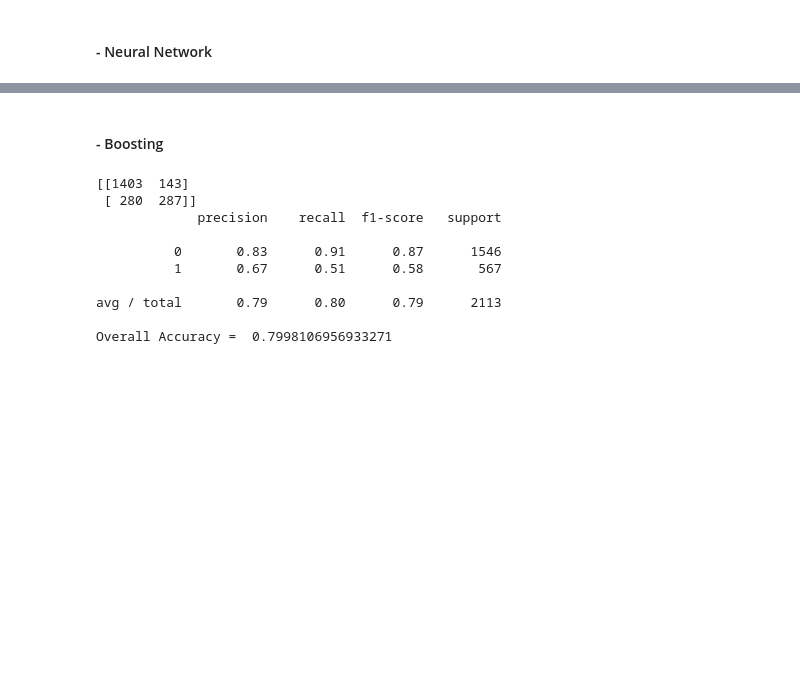
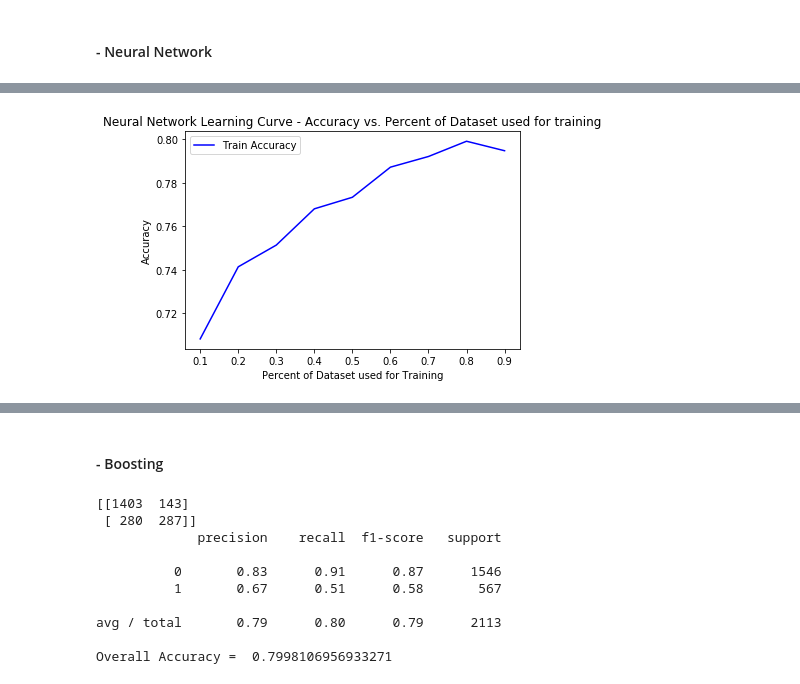
Before and after one commit to Shawnzy/machine_learning, a Jupyter notebook: assignment1/decision_temp.ipynb, the cells around one changed output, grey strips where cells are left out. Drawn from its saved outputs; the diff is of its cells as text; code cells hidden in the pictures; blank space fills up the shorter version.

```diff
--- a/assignment1/decision_temp.ipynb
+++ b/assignment1/decision_temp.ipynb
@@ -235,3 +324,25 @@ y_pred = NN.predict(X_test)
+# %%
+test_percentages = [.1,.2,.3,.4,.5,.6,.7,.8,.9]
+train_percentages = [.9,.8,.7,.6,.5,.4,.3,.2,.1]
+results = []
+for percent in test_percentages:
+    X_train, X_test, y_train, y_test = train_test_split(xdata, ydata, test_size=percent, random_state=101)
+
+    NN = MLPClassifier(solver='lbfgs', alpha=1e-5, hidden_layer_sizes=(40,), random_state=1)
+    NN.fit(X_train, y_train)
+
+    y_pred = NN.predict(X_test)
+    results.append(accuracy_score(y_test, y_pred))
+
+plt.figure(0)
+plt.plot(train_percentages, results, 'b')
+plt.ylabel('Accuracy')
+plt.xlabel('Percent of Dataset used for Training')
+plt.title('Neural Network Learning Curve - Accuracy vs. Percent of Dataset used for training')
+plt.legend(["Train Accuracy","Test Accuracy"])
+plt.show()
+# %% [output]
+[figure, added]
 # %%
 print(confusion_matrix(y_test, y_pred))
 print(classification_report(y_test, y_pred))
```
Also changed, not shown: parts of 18 cells of this notebook.
